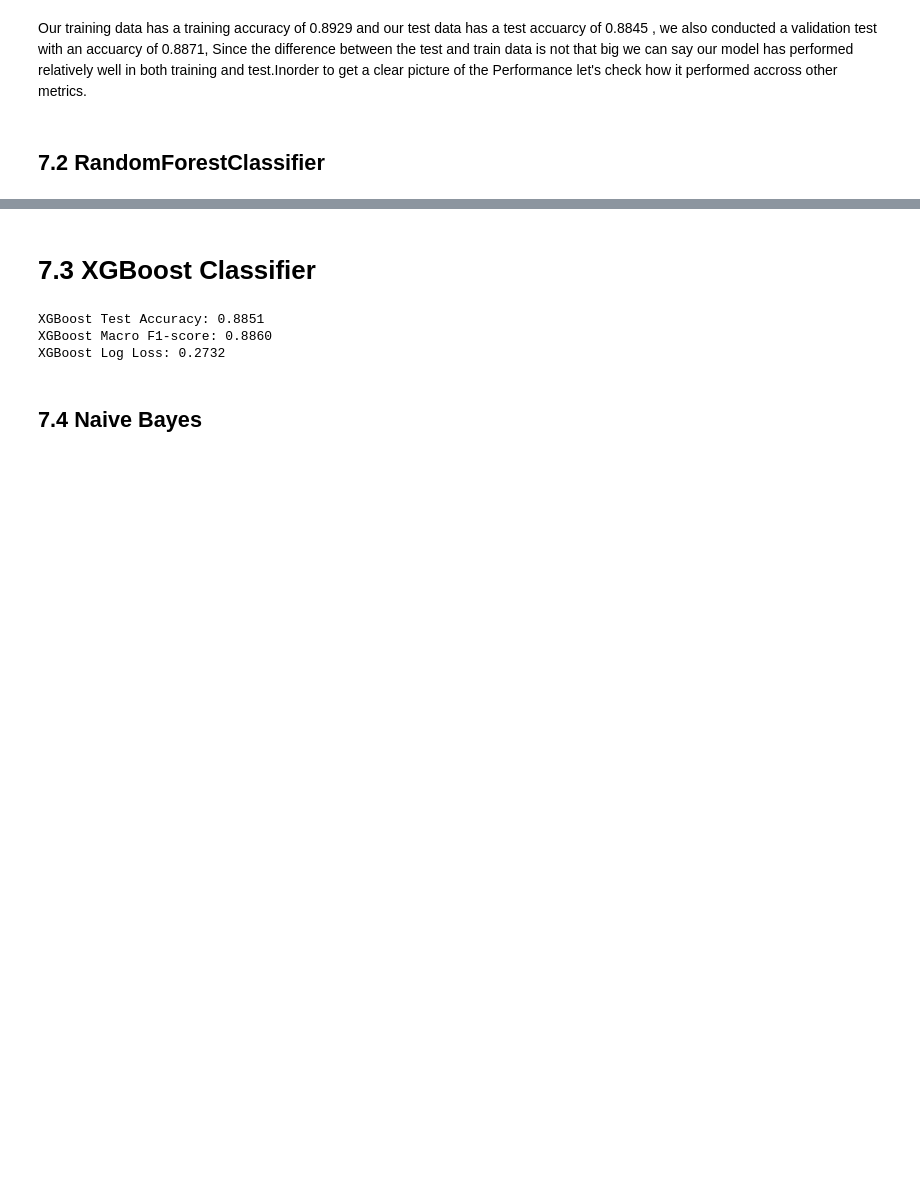
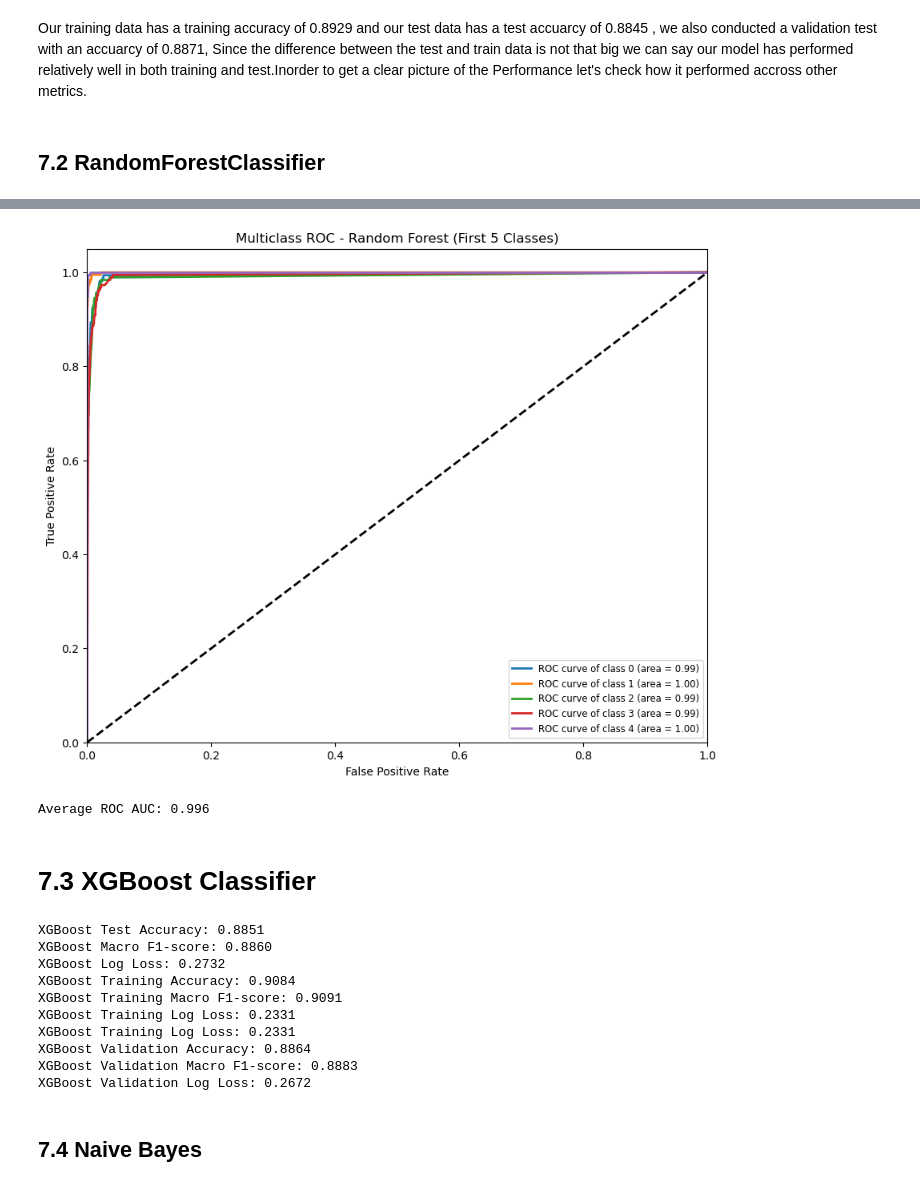
Before and after one commit to Rosette-Matoke/Group7_Capstone_Project, a Jupyter notebook: project (1).ipynb, the cells around one changed output, grey strips where cells are left out. Cells and saved outputs as stored; diff of their text form; code cells hidden in the pictures; blank space fills up the shorter version.

```diff
--- a/project (1).ipynb
+++ b/project (1).ipynb
@@ -821,0 +942,45 @@ print(f"Random Forest Model Validation Accuracy: {accuracy_val_rf:.4f}")
+# %%
+#### Plotting ROC curves for multiclass using one-vs-rest
+from sklearn.metrics import roc_curve, auc
+from sklearn.preprocessing import label_binarize
+import numpy as np
+
+# Get the number of classes
+n_classes = len(np.unique(y_test))
+
+# Binarize the test labels
+y_test_bin = label_binarize(y_test, classes=range(n_classes))
+
+# Get probabilities for all classes
+y_prob_rf = rf_model.predict_proba(X_test)
+
+# Compute ROC curve and ROC area for each class
+fpr = dict()
+tpr = dict()
+roc_auc = dict()
+
+plt.figure(figsize=(10, 8))
+
+# Only plot ROC curves for first few classes to avoid overcrowding
+n_classes_to_plot = 5
+for i in range(n_classes_to_plot):
+	fpr[i], tpr[i], _ = roc_curve(y_test_bin[:, i], y_prob_rf[:, i])
+	roc_auc[i] = auc(fpr[i], tpr[i])
+	plt.plot(fpr[i], tpr[i], lw=2,
+			 label='ROC curve of class {0} (area = {1:0.2f})'
+			 ''.format(i, roc_auc[i]))
+
+plt.plot([0, 1], [0, 1], 'k--', lw=2)
+plt.xlim([0.0, 1.0])
+plt.ylim([0.0, 1.05])
+plt.xlabel('False Positive Rate')
+plt.ylabel('True Positive Rate')
+plt.title('Multiclass ROC - Random Forest (First 5 Classes)')
+plt.legend(loc="lower right", fontsize='small')
+plt.show()
+
+# Print average AUC
+print(f"Average ROC AUC: {np.mean(list(roc_auc.values())):.3f}")
+# %% [output]
+[figure, added]
+Average ROC AUC: 0.996
@@ -857,8 +1049,35 @@ logloss = log_loss(y_test, y_pred_proba)
 print(f"XGBoost Test Accuracy: {accuracy:.4f}")
 print(f"XGBoost Macro F1-score: {macro_f1:.4f}")
 print(f"XGBoost Log Loss: {logloss:.4f}")
+
 #### printing training accuracy
+y_train_pred = xgb_model.predict(X_train)
+y_train_pred_proba = xgb_model.predict_proba(X_train)
+train_accuracy = accuracy_score(y_train, y_train_pred)
+train_macro_f1 = f1_score(y_train, y_train_pred, average='macro')
+train_logloss = log_loss(y_train, y_train_pred_proba)
+print(f"XGBoost Training Accuracy: {train_accuracy:.4f}")
+print(f"XGBoost Training Macro F1-score: {train_macro_f1:.4f}")
+print(f"XGBoost Training Log Loss: {train_logloss:.4f}")
+print(f"XGBoost Training Log Loss: {train_logloss:.4f}")
+
+#### Validation accuracy
+y_val_pred = xgb_model.predict(X_val)
+y_val_pred_proba = xgb_model.predict_proba(X_val)
+val_accuracy = accuracy_score(y_val, y_val_pred)
+val_macro_f1 = f1_score(y_val, y_val_pred, average='macro')
+val_logloss = log_loss(y_val, y_val_pred_proba)
+print(f"XGBoost Validation Accuracy: {val_accuracy:.4f}")
+print(f"XGBoost Validation Macro F1-score: {val_macro_f1:.4f}")
+print(f"XGBoost Validation Log Loss: {val_logloss:.4f}")
 # %% [output]
 XGBoost Test Accuracy: 0.8851
 XGBoost Macro F1-score: 0.8860
 XGBoost Log Loss: 0.2732
+XGBoost Training Accuracy: 0.9084
+XGBoost Training Macro F1-score: 0.9091
+XGBoost Training Log Loss: 0.2331
+XGBoost Training Log Loss: 0.2331
+XGBoost Validation Accuracy: 0.8864
+XGBoost Validation Macro F1-score: 0.8883
+XGBoost Validation Log Loss: 0.2672
```
Also changed, not shown: parts of 21 cells of this notebook, 2 other files.
